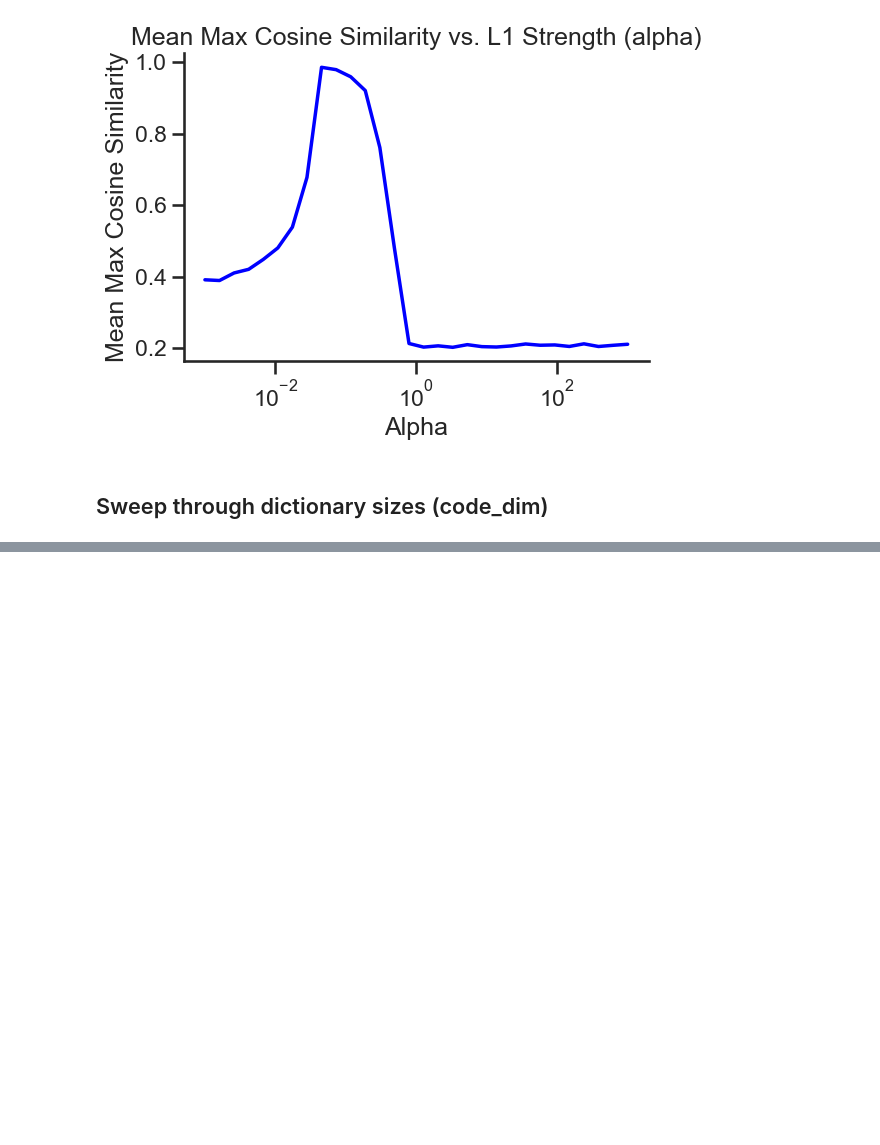
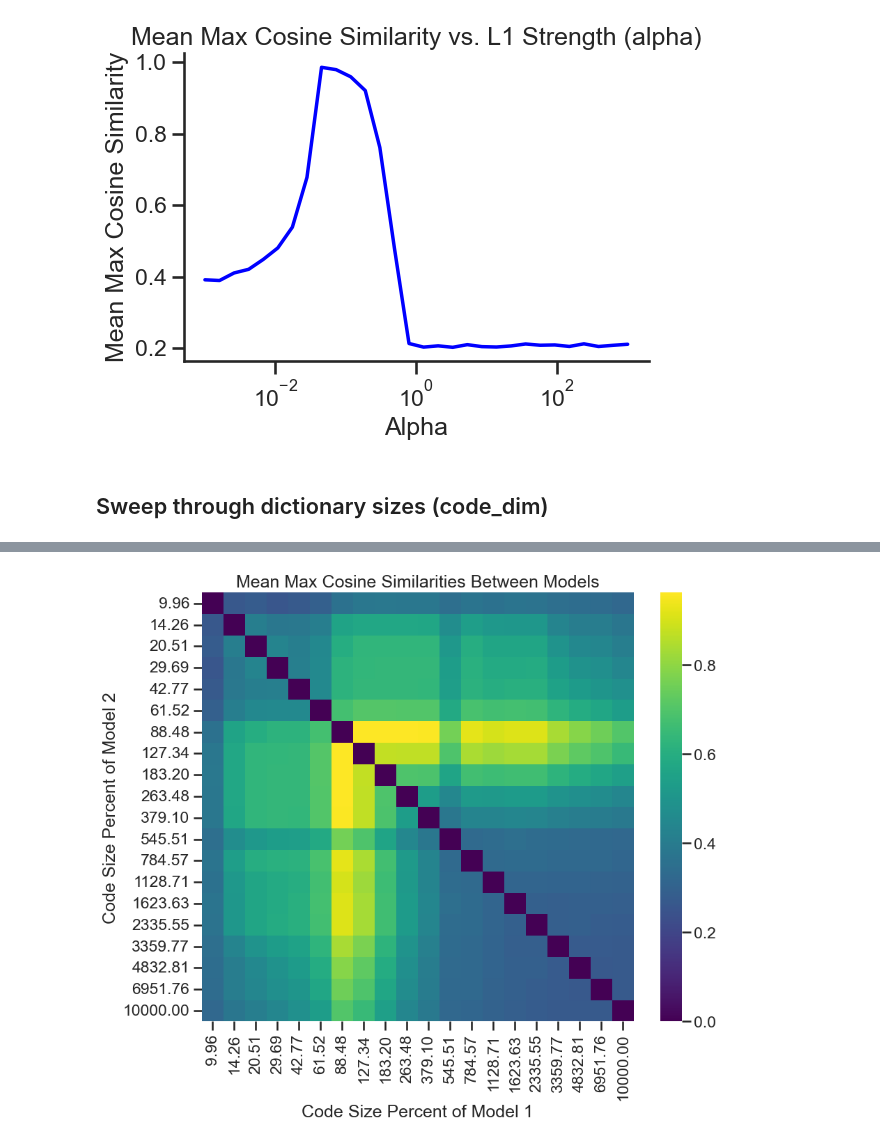
Before and after one commit to adamimos/transformerPlayground, a Jupyter notebook: autoencoder_superposition.ipynb, the cells around one changed output, grey strips where cells are left out. Saved outputs shown, nothing was run; the diff lists cells and outputs as text; code cells hidden in the pictures; blank space fills up the shorter version.

```diff
--- a/autoencoder_superposition.ipynb
+++ b/autoencoder_superposition.ipynb
@@ -302,0 +361,44 @@ plt.gca().xaxis.set_major_formatter(PercentFormatter())
+# %%
+import seaborn as sns
+import pandas as pd
+import numpy as np
+
+# Assuming code_dict_models is sorted by code_dim in ascending order
+code_dims = sorted(list(code_dict_models.keys()))
+num_models = len(code_dims)
+
+# Initialize an empty matrix for cosine similarities
+cos_sim_matrix = np.zeros((num_models, num_models))
+
+# Calculate cosine similarities
+for i, code_dim in tqdm(enumerate(code_dims)):
+    model = code_dict_models[code_dim]
+    decoder_weights = model.decoder.weight.detach().cpu().numpy()
+
+    for j in range(i+1, num_models):
+        code_dim2 = code_dims[j]
+        model2 = code_dict_models[code_dim2]
+        mean_cos_sim = get_cosine_similarity(model2, decoder_weights)
+        cos_sim_matrix[i, j] = mean_cos_sim
+        cos_sim_matrix[j, i] = mean_cos_sim
+# %%
+# Convert matrix to DataFrame for better labeling
+percent_of_ground_truth_features = np.array(code_dims)/num_ground_truth_features*100
+df = pd.DataFrame(cos_sim_matrix, index=percent_of_ground_truth_features, columns=percent_of_ground_truth_features)
+
+# Create a heatmap
+plt.figure(figsize=(10, 8))
+sns.heatmap(df, cmap='viridis', annot=False)
+
+# Format axis labels
+xticks = [f'{x:.2f}' for x in df.columns]
+yticks = [f'{y:.2f}' for y in df.index]
+plt.xticks(np.arange(len(xticks))+0.5, labels=xticks, rotation=90)
+plt.yticks(np.arange(len(yticks))+0.5, labels=yticks, rotation=0)
+
+plt.title('Mean Max Cosine Similarities Between Models')
+plt.xlabel('Code Size Percent of Model 1')
+plt.ylabel('Code Size Percent of Model 2')
+plt.show()
+# %% [output]
+[figure, added]
```
Also changed, not shown: parts of 5 cells of this notebook.
